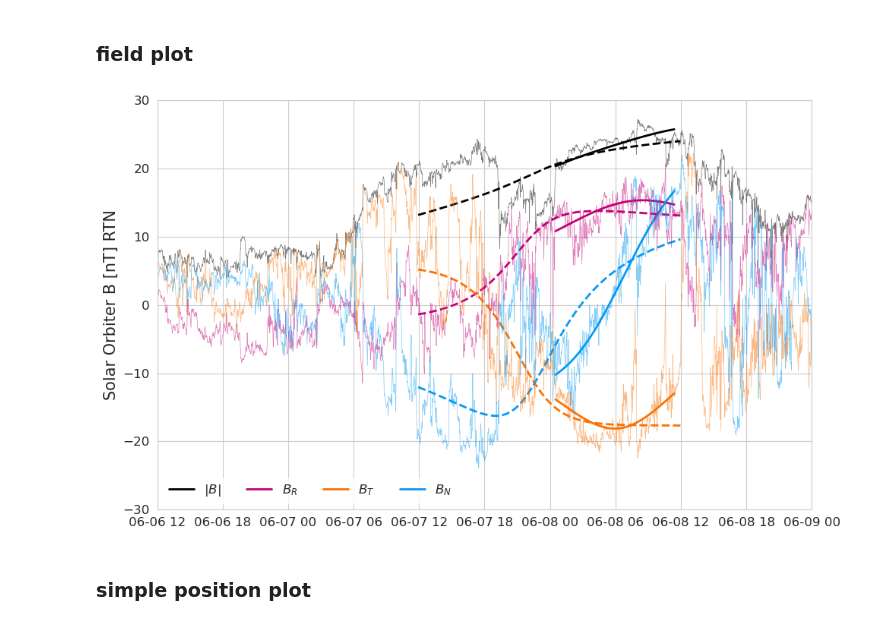
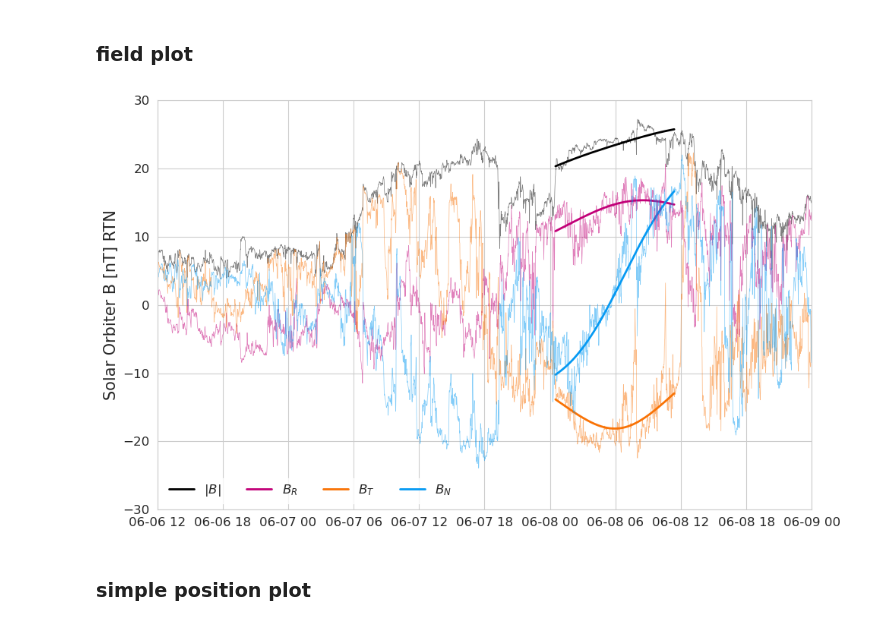
Before and after one commit to cmoestl/solar_orbiter, a Jupyter notebook: event_visuals_june7.ipynb, the cells around one changed output. Saved outputs shown, nothing was run; the diff lists cells and outputs as text; code cells hidden in the pictures.

```diff
--- a/event_visuals_june7.ipynb
+++ b/event_visuals_june7.ipynb
@@ -534,38 +528,38 @@ setalpha=0.5
 
 #back
 ax1.plot(t1, btot1, color=C0, label="$|B|$",lw=2)
 ax1.plot(t1, bxyz1[:, 0], color=C1, label="$B_R$",lw=2)
 ax1.plot(t1, bxyz1[:, 1], color=C2, label="$B_T$",lw=2)
 ax1.plot(t1, bxyz1[:, 2], color=C3, label="$B_N$",lw=2)
 
 
 #all
-ax1.plot(t2, btot2, color=C0, linestyle='--',lw=2)
-ax1.plot(t2, bxyz2[:, 0], color=C1, linestyle='--',lw=2)
-ax1.plot(t2, bxyz2[:, 1], color=C2, linestyle='--',lw=2)
-ax1.plot(t2, bxyz2[:, 2], color=C3, linestyle='--',lw=2)
+#ax1.plot(t2, btot2, color=C0, linestyle='--',lw=2)
+#ax1.plot(t2, bxyz2[:, 0], color=C1, linestyle='--',lw=2)
+#ax1.plot(t2, bxyz2[:, 1], color=C2, linestyle='--',lw=2)
+#ax1.plot(t2, bxyz2[:, 2], color=C3, linestyle='--',lw=2)
 
 
 
 ax1.plot(sm.time, sm.bt, color=C0,lw=0.5,alpha=setalpha)
 ax1.plot(sm.time, sm.bx, color=C1,lw=0.5,alpha=setalpha)
 ax1.plot(sm.time, sm.by, color=C2,lw=0.5,alpha=setalpha)
 ax1.plot(sm.time, sm.bz, color=C3,lw=0.5,alpha=setalpha)
 
 
 ax1.legend(loc="lower left", fontsize=12,ncol=4,edgecolor='white')
 ax1.set_ylabel('Solar Orbiter B [nT] RTN',fontsize=15)
 ax1.set_xlim(datetime.datetime(2020,6,6,12,0),datetime.datetime(2020,6,9,0,0))
 ax1.set_ylim(-30,30)
 
 ax1.tick_params(labelsize=12)
 
 plt.tight_layout()
 
 plt.savefig('results/telloni_2021/fit_insitu_june7_2020.pdf',bbox_inches='tight')
 plt.savefig('results/telloni_2021/fit_insitu_june7_2020.png', dpi=200)#,bbox_inches='tight')
 # %% [output]
-[figure, old version]
+[figure, new version]
 # %% [markdown]
 ### simple position plot
 # %%
```
Also changed, not shown: parts of 10 cells of this notebook, 3 other files.
